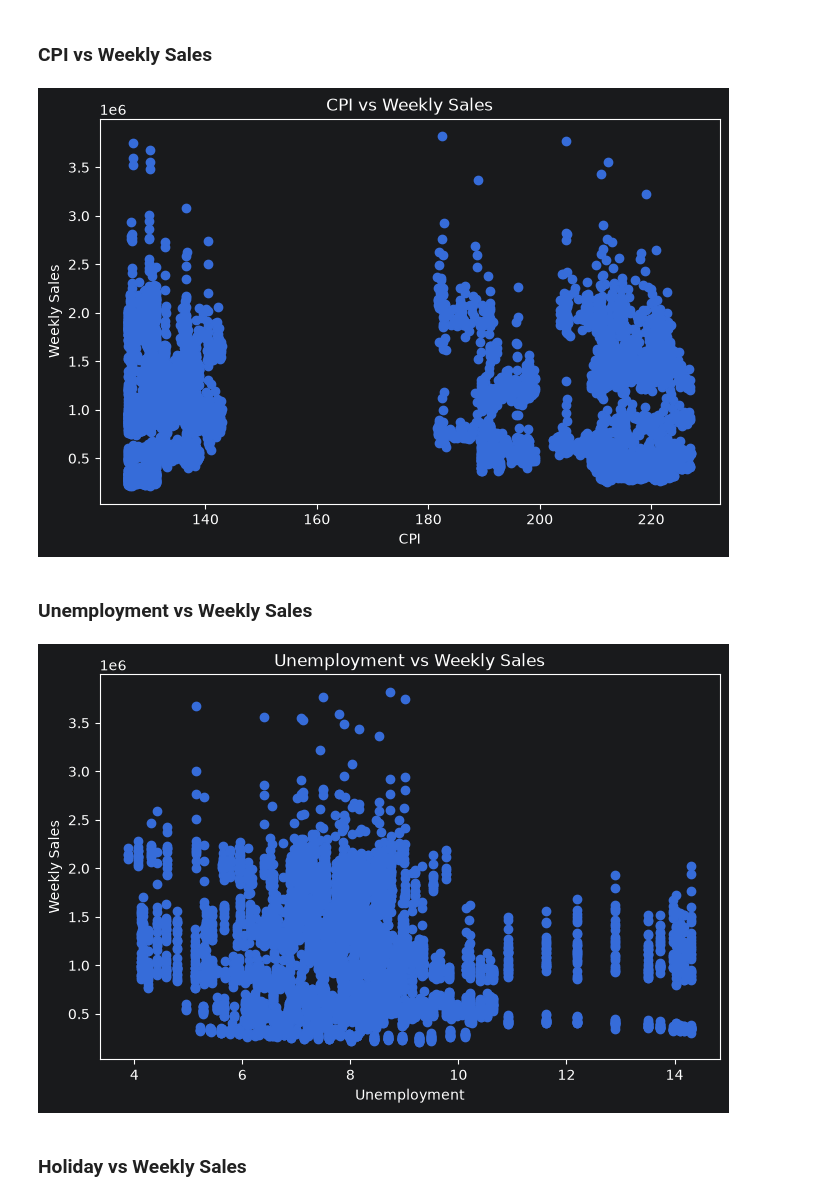
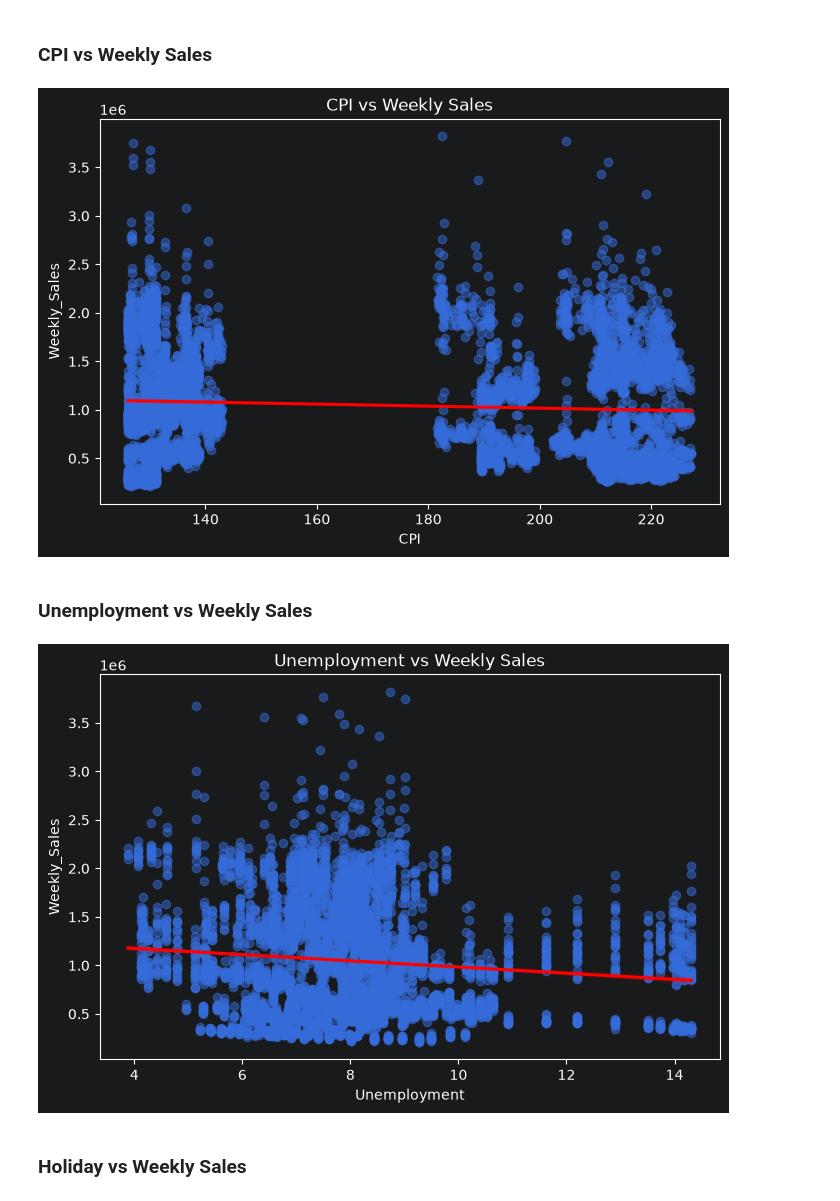
Before and after one commit to Pranav-1719/Data-Science-Machine-Learning, a Jupyter notebook: Wallmart_Sales/Linear_Regression.ipynb, the cells around one changed output. Drawn from its saved outputs; the diff is of its cells as text; code cells hidden in the pictures.

```diff
--- a/Wallmart_Sales/Linear_Regression.ipynb
+++ b/Wallmart_Sales/Linear_Regression.ipynb
@@ -123,26 +133,35 @@ plt.show()
 ### CPI vs Weekly Sales
 # %%
 plt.figure(figsize=(8, 5))
-plt.scatter(df['CPI'], df['Weekly_Sales'])
+
+sns.regplot(
+    data = df,
+    x = 'CPI',
+    y = 'Weekly_Sales',
+    scatter_kws={'alpha':0.5},
+    line_kws= {'color':'red'}
+)
 plt.title('CPI vs Weekly Sales')
-plt.xlabel('CPI')
-plt.ylabel('Weekly Sales')
 plt.savefig("images/CPI_vs_Weekly_Sales.png",dpi=300,bbox_inches='tight')
 plt.show()
 # %% [output]
-[figure, old version]
+[figure, new version]
 # %% [markdown]
 ### Unemployment vs Weekly Sales
 # %%
 plt.figure(figsize=(8, 5))
-plt.scatter(df['Unemployment'], df['Weekly_Sales'])
+sns.regplot(
+    data = df,
+    x = 'Unemployment',
+    y = 'Weekly_Sales',
+    scatter_kws={'alpha':0.5},
+    line_kws= {'color':'red'}
+)
 plt.title('Unemployment vs Weekly Sales')
-plt.xlabel('Unemployment')
-plt.ylabel('Weekly Sales')
 plt.savefig("images/Unemployment_vs_Weekly_Sales.png",dpi=300,bbox_inches='tight')
 plt.show()
 # %% [output]
-[figure, old version]
+[figure, new version]
 # %% [markdown]
 ### Holiday vs Weekly Sales
 # %%
```
Also changed, not shown: parts of 2 cells of this notebook, 4 other files.
